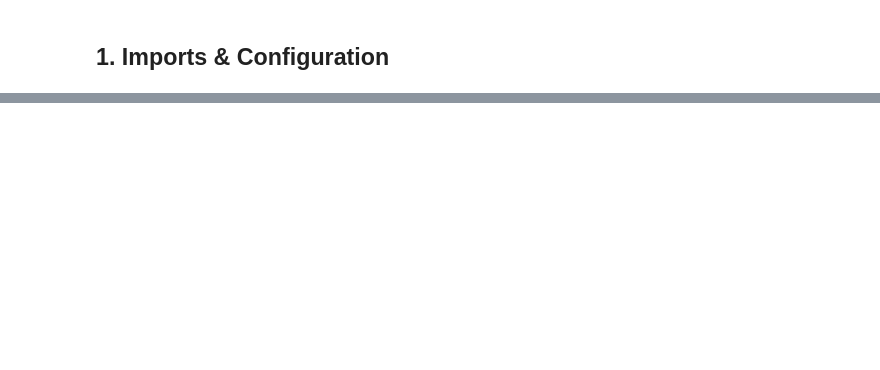
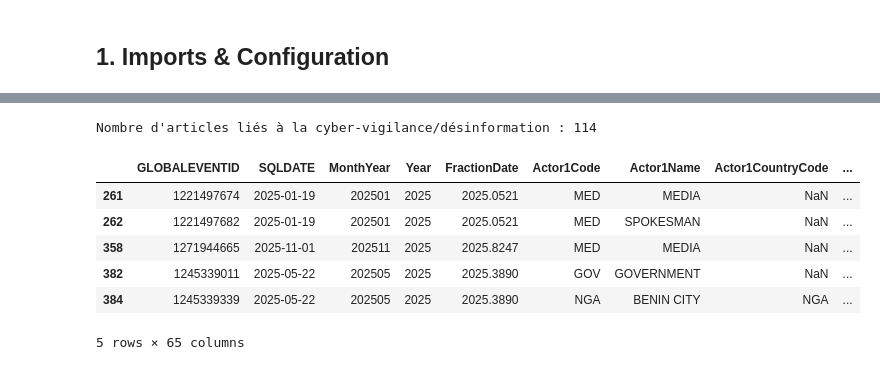
Before and after one commit to GuerindaG/equipe6_benin_insight_challenge_2026, a Jupyter notebook: notebooks/equipe6_Benin_insight_challenge.ipynb, the cells around one changed output, grey strips where cells are left out. Drawn from its saved outputs; the diff is of its cells as text; code cells hidden in the pictures; blank space fills up the shorter version.

```diff
--- a/notebooks/equipe6_Benin_insight_challenge.ipynb
+++ b/notebooks/equipe6_Benin_insight_challenge.ipynb
@@ -539,0 +428,23 @@ fig.show()
+# %%
+# Filtrage des données pour la diplomatie active
+
+# Pays partenaires ciblés
+target_countries = ['USA', 'CHN', 'NGA', 'ARE']
+
+# Codes d'événements diplomatiques (coopération, consultation, engagement)
+diplomatic_event_codes = ['03', '04', '05']
+
+# Assurer que 'eventcode' est une chaîne de caractères pour la comparaison des préfixes
+df['eventcode_str'] = df['eventcode'].astype(str).str.zfill(2)
+
+# Filtrer les événements où le Bénin est impliqué avec les pays ciblés dans un contexte diplomatique
+df_diplomacy = df[
+    (
+        (df['actor1countrycode'] == 'BEN') & (df['actor2countrycode'].isin(target_countries)) |
+        (df['actor2countrycode'] == 'BEN') & (df['actor1countrycode'].isin(target_countries))
+    ) &
+    (df['eventcode_str'].str.startswith(tuple(diplomatic_event_codes)))
+].copy()
+
+print(f"Nombre d'articles liés à la diplomatie active du Bénin avec les pays ciblés : {len(df_diplomacy):,}")
+display(df_diplomacy.head())
@@ -539,0 +482,26 @@ fig.show()
+# %%
+# Définition des mots-clés pour la cyber-vigilance et la désinformation
+keywords_cyber = [
+    'désinformation', 'fake news', 'cybersécurité', 'cyber-attaque', 'rumeur',
+    'propagande', 'manipulation', 'stabilité publique', 'troubles', 'violence',
+    'panique', 'hostilité', 'cyber-vigilance', 'sécurité numérique', 'menace',
+    'alerte', 'désordre', 'cyberattaque', 'cybermenace'
+]
+
+# Création d'une regex pour la recherche de mots-clés dans les URLs (insensible à la casse)
+keyword_pattern_cyber = '|'.join(keywords_cyber)
+
+# Filtrer le DataFrame basé sur la présence des mots-clés dans la colonne sourceurl
+df_cyber_vigilance = df[df['sourceurl'].str.contains(keyword_pattern_cyber, case=False, na=False)].copy()
+
+print(f"Nombre d'articles liés à la cyber-vigilance/désinformation : {len(df_cyber_vigilance):,}")
+display(df_cyber_vigilance.head())
+# %% [output]
+Nombre d'articles liés à la cyber-vigilance/désinformation : 114
+|  | GLOBALEVENTID | SQLDATE | MonthYear | Year | FractionDate | Actor1Code | Actor1Name | Actor1CountryCode | ... |
+| 261 | 1221497674 | 2025-01-19 | 202501 | 2025 | 2025.0521 | MED | MEDIA | NaN | ... |
+| 262 | 1221497682 | 2025-01-19 | 202501 | 2025 | 2025.0521 | MED | SPOKESMAN | NaN | ... |
+| 358 | 1271944665 | 2025-11-01 | 202511 | 2025 | 2025.8247 | MED | MEDIA | NaN | ... |
+| 382 | 1245339011 | 2025-05-22 | 202505 | 2025 | 2025.3890 | GOV | GOVERNMENT | NaN | ... |
+| 384 | 1245339339 | 2025-05-22 | 202505 | 2025 | 2025.3890 | NGA | BENIN CITY | NGA | ... |
+5 rows × 65 columns
```
Also changed, not shown: parts of 71 cells of this notebook, 1 other file.
